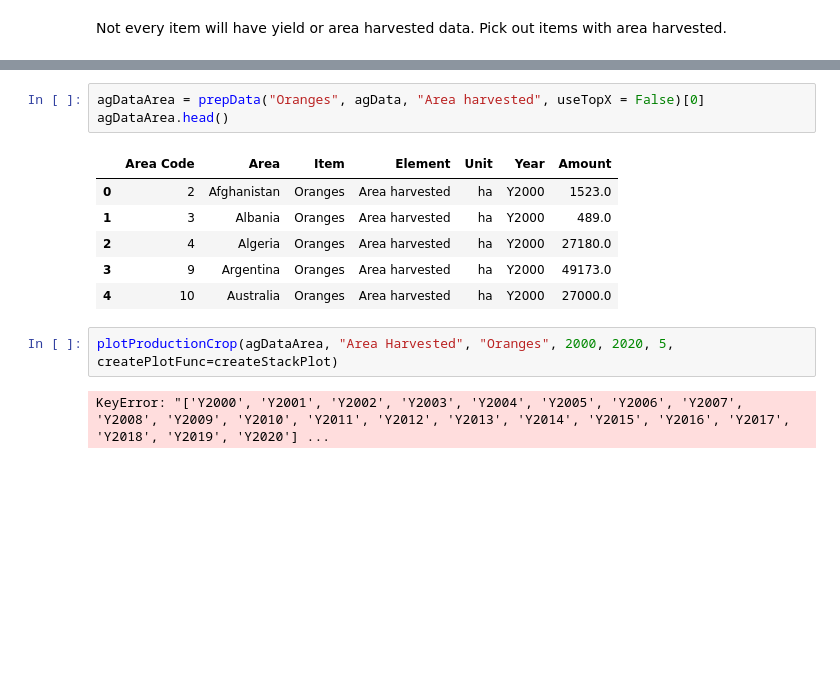
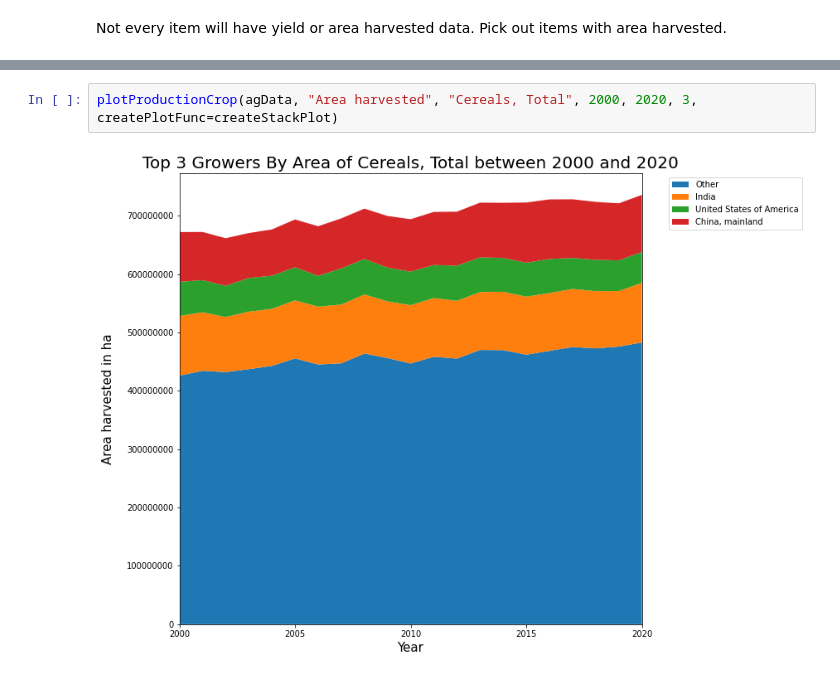
Before and after one commit to polarbearcode/DataAnalysis, a Jupyter notebook: AgricultureData/AreaHarvested.ipynb, the cells around one changed output, grey strips where cells are left out. Saved outputs shown, nothing was run; the diff lists cells and outputs as text; blank space fills up the shorter version.

Commit message:
make area plot

```diff
--- a/AgricultureData/AreaHarvested.ipynb
+++ b/AgricultureData/AreaHarvested.ipynb
@@ -41,14 +41,4 @@ print(itemsWithArea)
-# %%
-agDataArea = prepData("Oranges", agData, "Area harvested", useTopX = False)[0]
-agDataArea.head()
-# %% [output]
-|  | Area Code | Area | Item | Element | Unit | Year | Amount |
-| 0 | 2 | Afghanistan | Oranges | Area harvested | ha | Y2000 | 1523.0 |
-| 1 | 3 | Albania | Oranges | Area harvested | ha | Y2000 | 489.0 |
-| 2 | 4 | Algeria | Oranges | Area harvested | ha | Y2000 | 27180.0 |
-| 3 | 9 | Argentina | Oranges | Area harvested | ha | Y2000 | 49173.0 |
-| 4 | 10 | Australia | Oranges | Area harvested | ha | Y2000 | 27000.0 |
 # %%
-plotProductionCrop(agDataArea, "Area Harvested", "Oranges", 2000, 2020, 5, createPlotFunc=createStackPlot)
+plotProductionCrop(agData, "Area harvested", "Cereals, Total", 2000, 2020, 3, createPlotFunc=createStackPlot)
 # %% [output]
-KeyError: "['Y2000', 'Y2001', 'Y2002', 'Y2003', 'Y2004', 'Y2005', 'Y2006', 'Y2007', 'Y2008', 'Y2009', 'Y2010', 'Y2011', 'Y2012', 'Y2013', 'Y2014', 'Y2015', 'Y2016', 'Y2017', 'Y2018', 'Y2019', 'Y2020'] ...
+[figure, added]
```
Also changed, not shown: parts of 2 cells of this notebook.
